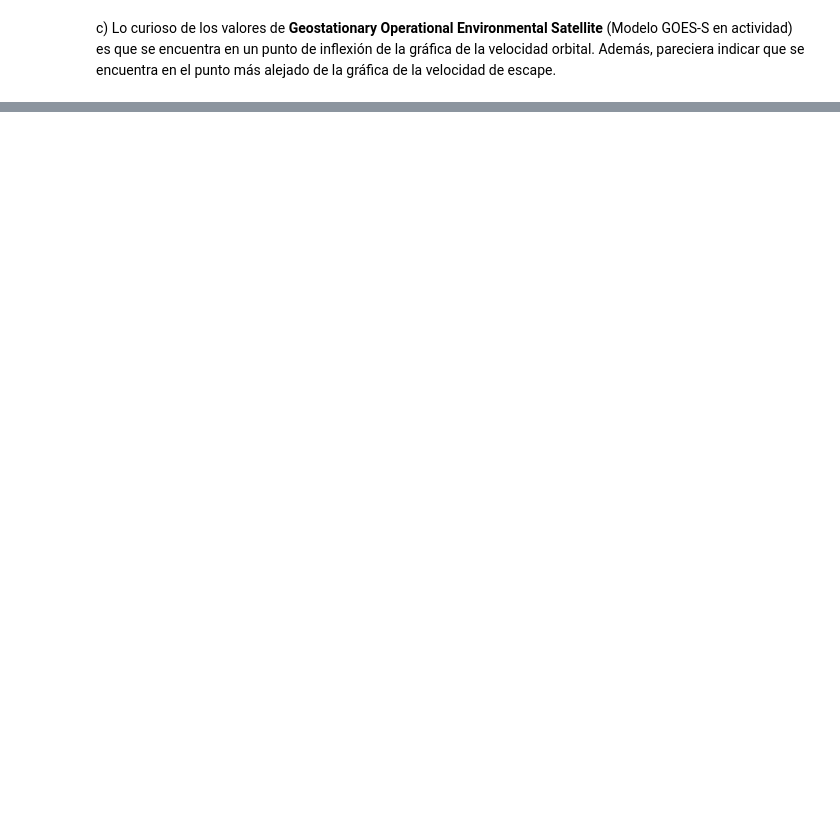
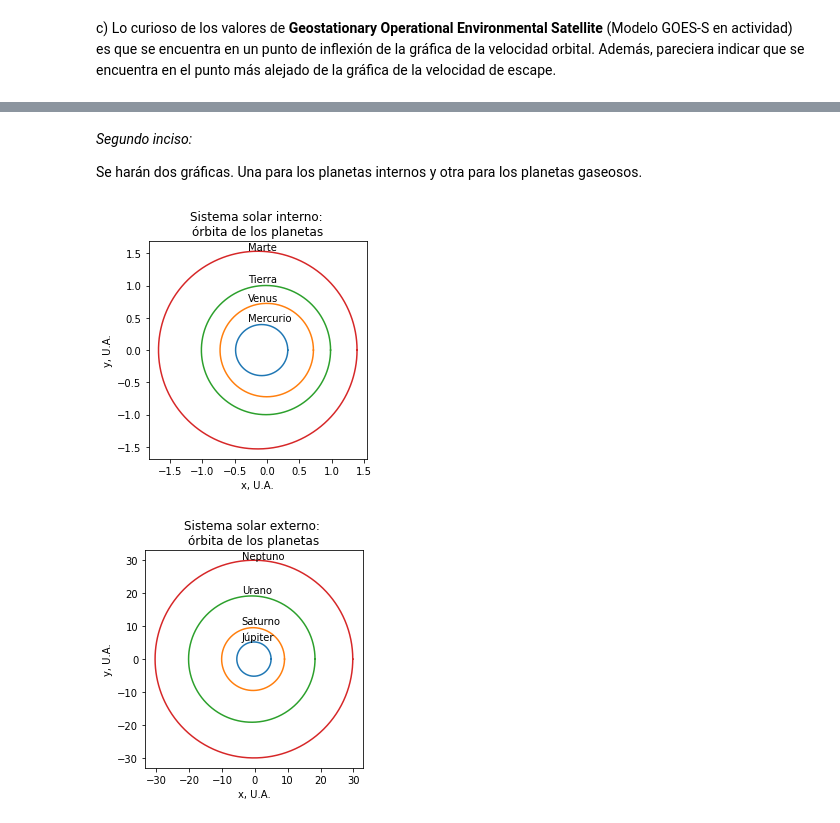
Before and after one commit to RudiksChess/AstronomiaParcial2, a Jupyter notebook: AstronomíaParcial2.ipynb, the cells around one changed output, grey strips where cells are left out. Cells and saved outputs as stored; diff of their text form; code cells hidden in the pictures; blank space fills up the shorter version.

```diff
--- a/AstronomíaParcial2.ipynb
+++ b/AstronomíaParcial2.ipynb
@@ -391,0 +535,72 @@ Problema 5
+# %% [markdown]
+*Segundo inciso:*
+
+Se harán dos gráficas. Una para los planetas internos y otra para los planetas gaseosos.
+# %%
+#Hacemos dos diccionarios con la información relevante: uno para los planetas rocosos y otro para los planetas gaseosos.
+
+#Distancia (A.U.), excentricidad (respectivamente)
+rock={
+    'Mercurio':[0.387,0.20563],
+    'Venus':[0.723,0.00677],
+    'Tierra':[1,0.01671],
+    'Marte':[1.524,0.09341]
+}
+gas={
+    'Júpiter':[5.203,0.04839],
+    'Saturno':[9.537,0.05415],
+    'Urano':[19.191,0.04717],
+    'Neptuno':[30.069,0.00859]
+}
+
+#Le sacamos la información relevante a cada diccionario.
+nombresr=rock.keys()
+valoresr=rock.values()
+
+nombresg=gas.keys()
+valoresg=gas.values()
+
+#Primero los planetas rocosos:
+
+#Hacemo esencialmente lo mismo que en el primer inciso.
+for i in valoresr:
+  x=[]
+  y=[]
+  orbita=r(i[0],i[1]) #Calculamos la órbita con la función definida anteriormente.
+  for j in range(0,len(orbita)): #Convertimos r vs θ a y vs x.
+    x.append(orbita[j]*pb.cos(ang[j]))
+    y.append(orbita[j]*pb.sin(ang[j]))
+  pb.plot(x,y) #Lo agregamos a un plot.
+
+#Título, leyendas
+pb.xlabel('x, U.A.')
+pb.ylabel('y, U.A.')
+pb.gca().set_aspect('equal')
+pb.title("Sistema solar interno: \nórbita de los planetas")
+
+#Lista conveniente de posiciones para las anotaciones en la gráfica
+posnombres=[0.45,0.75,1.05,1.55]
+for i,planet in enumerate(nombresr): #Anotamos a cada curva con su respectivo planeta
+  pb.annotate(planet,(-0.3,posnombres[i]))
+pb.show() #Mostramos la gráfica.
+
+#Repetimos exactamente el mismo proceso para los planetas gaseosos. No se comenta para evitar redundancia.
+for i in valoresg:
+  x=[]
+  y=[]
+  orbita=r(i[0],i[1])
+  for j in range(0,len(orbita)):
+    x.append(orbita[j]*pb.cos(ang[j]))
+    y.append(orbita[j]*pb.sin(ang[j]))
+  pb.plot(x,y)
+pb.xlabel('x, U.A.')
+pb.ylabel('y, U.A.')
+pb.gca().set_aspect('equal')
+pb.title("Sistema solar externo: \nórbita de los planetas")
+posnombres=[5.9,10.5,20,30.5]
+for i,planet in enumerate(nombresg):
+  pb.annotate(planet,(-4,posnombres[i]))
+pb.show()
+# %% [output]
+[figure, added]
+[figure, added]
```
Also changed, not shown: parts of 16 cells of this notebook.
